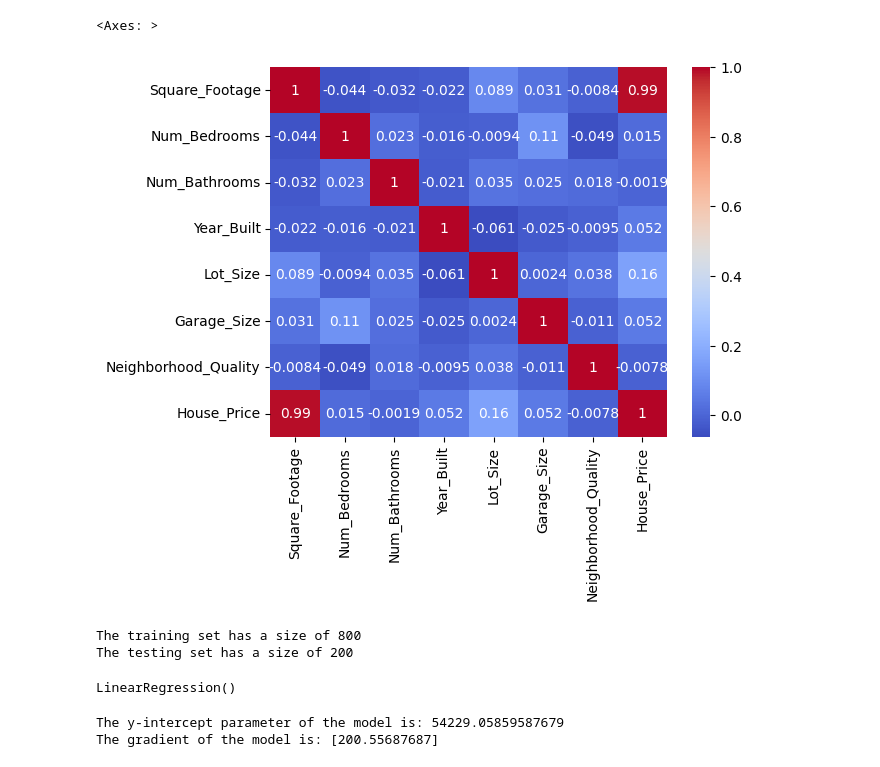
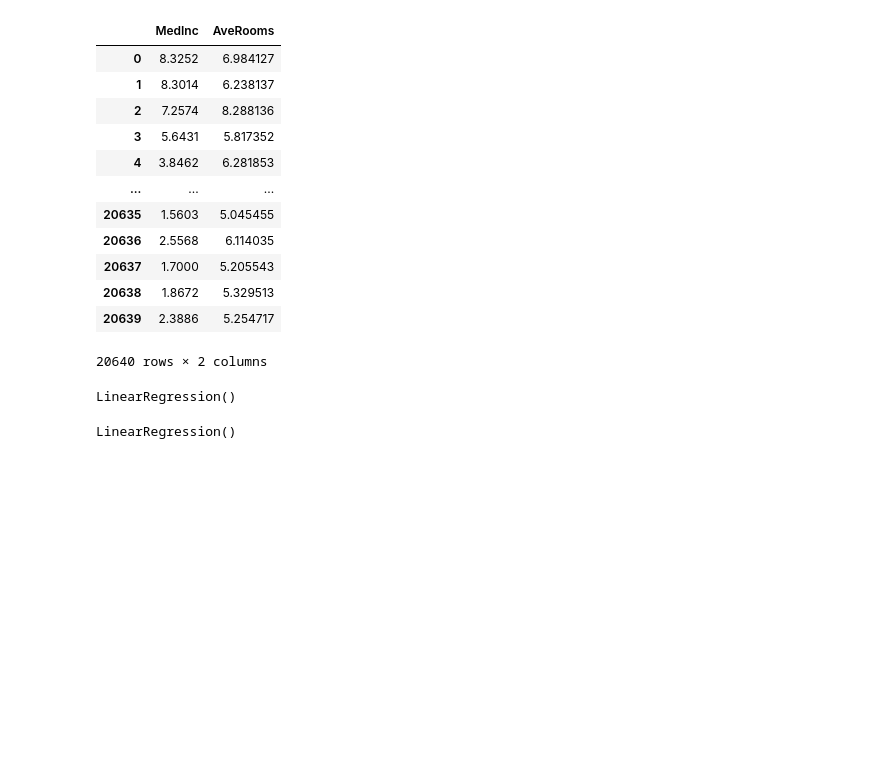
Before and after one commit to Edube20Emmanuel/Machine_Learning, a Jupyter notebook: Lesson_1.ipynb, the cells around one changed output. Cells and saved outputs as stored; diff of their text form; code cells hidden in the pictures; blank space fills up the shorter version.

```diff
--- a/Lesson_1.ipynb
+++ b/Lesson_1.ipynb
@@ -102,7 +52,0 @@ Text(0, 0.5, 'House_Price')
-# %%
-## Using a heatmap to check the correlation
-corr_matrix  = df1.corr()
-sns.heatmap(data=corr_matrix,annot=True,cmap='coolwarm')
-# %% [output]
-<Axes: >
-[figure, removed]
@@ -113,8 +53,17 @@ y = df1['House_Price']
-# %%
-## Splitting the data into training and testing
-x_train,x_test, y_train,y_test = train_test_split(x,y,test_size=0.2,random_state=42)
-print(f'The training set has a size of {x_train.shape[0]}')
-print(f'The testing set has a size of {x_test.shape[0]}')
-# %% [output]
-The training set has a size of 800
-The testing set has a size of 200
+# %%
+x = X[['MedInc','AveRooms']]
+x
+# %% [output]
+|  | MedInc | AveRooms |
+| 0 | 8.3252 | 6.984127 |
+| 1 | 8.3014 | 6.238137 |
+| 2 | 7.2574 | 8.288136 |
+| 3 | 5.6431 | 5.817352 |
+| 4 | 3.8462 | 6.281853 |
+| ... | ... | ... |
+| 20635 | 1.5603 | 5.045455 |
+| 20636 | 2.5568 | 6.114035 |
+| 20637 | 1.7000 | 5.205543 |
+| 20638 | 1.8672 | 5.329513 |
+| 20639 | 2.3886 | 5.254717 |
+20640 rows × 2 columns
@@ -121 +72,7 @@ The testing set has a size of 200
+# %%
+## Building th model
+model = LinearRegression()
+model
+# %% [output]
+LinearRegression()
 # %%
@@ -124,9 +80,3 @@ model  = LinearRegression()
 model.fit(x_train,y_train)
 # %% [output]
 LinearRegression()
-# %%
-print(f'The y-intercept parameter of the model is: {model.intercept_}')
-print(f'The gradient of the model is: {model.coef_}')
-# %% [output]
-The y-intercept parameter of the model is: 54229.05859587679
-The gradient of the model is: [200.55687687]
```
Also changed, not shown: parts of 21 cells of this notebook.
